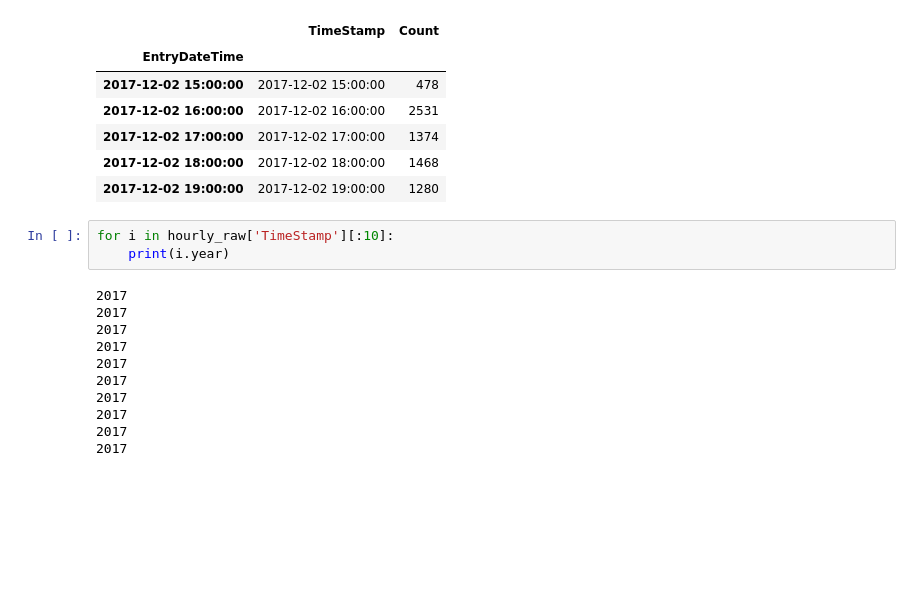
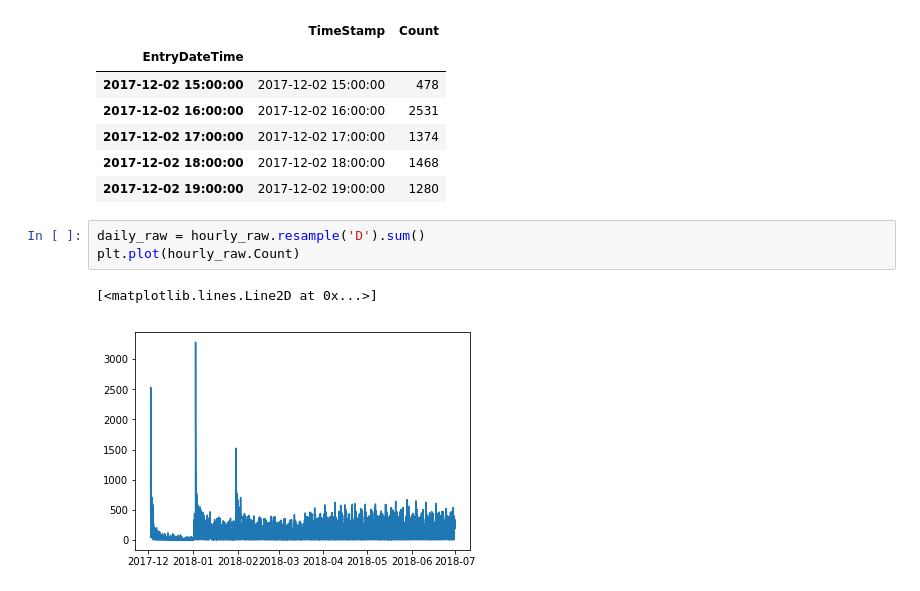
Before and after one commit to HarshalSanap/GEOG-594-Big-Data-Science, a Jupyter notebook: Rider Traffic Prediction.ipynb, the cells around one changed output. Drawn from its saved outputs; the diff is of its cells as text; blank space fills up the shorter version.

```diff
--- a/Rider Traffic Prediction.ipynb
+++ b/Rider Traffic Prediction.ipynb
@@ -119,17 +119,9 @@ hourly_raw.head()
 | 2017-12-02 17:00:00 | 2017-12-02 17:00:00 | 1374 |
 | 2017-12-02 18:00:00 | 2017-12-02 18:00:00 | 1468 |
 | 2017-12-02 19:00:00 | 2017-12-02 19:00:00 | 1280 |
-# %%
-for i in hourly_raw['TimeStamp'][:10]:
-    print(i.year)
-# %% [output]
-2017
-2017
-2017
-2017
-2017
-2017
-2017
-2017
-2017
-2017
+# %%
+daily_raw = hourly_raw.resample('D').sum()
+plt.plot(hourly_raw.Count)
+# %% [output]
+[<matplotlib.lines.Line2D at 0x...>]
+[figure, added]
```
